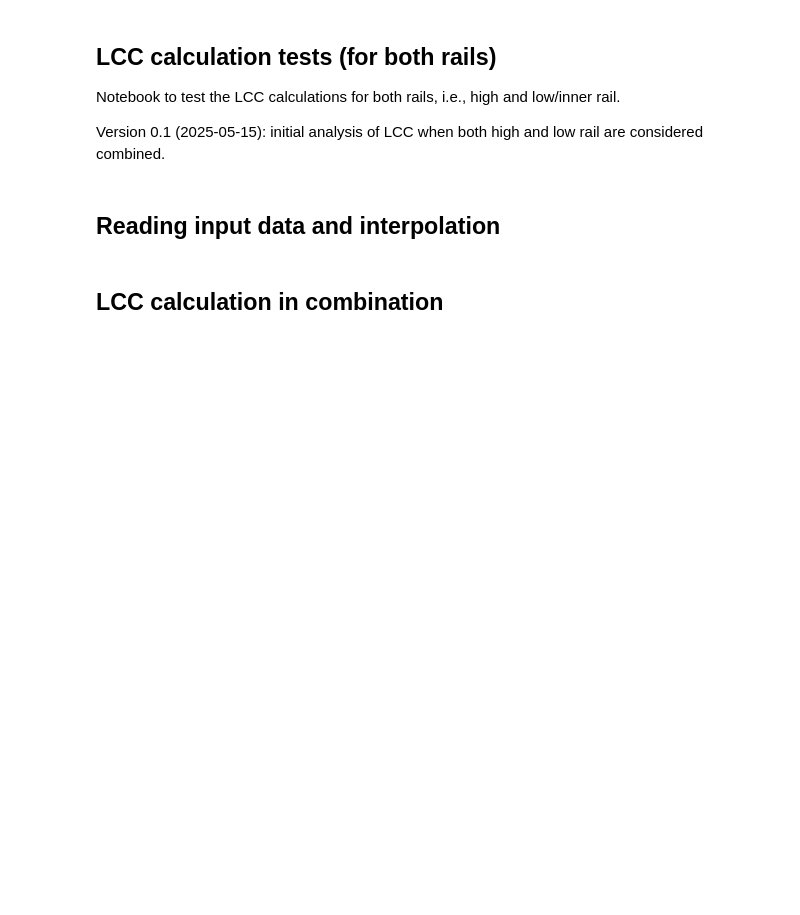
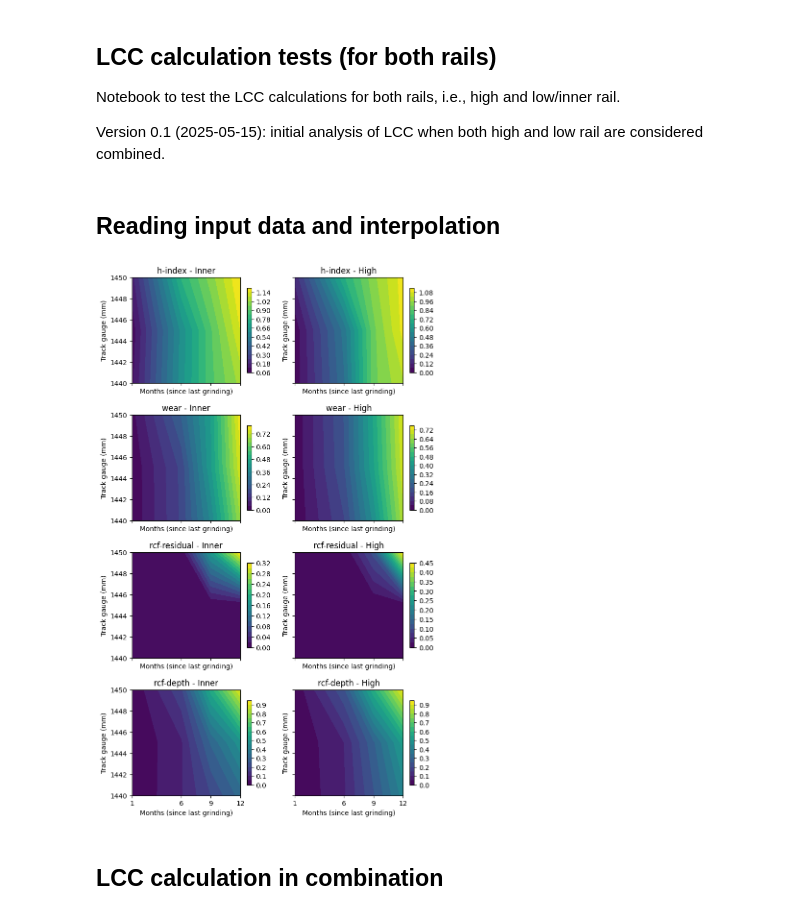
Before and after one commit to abdeaitali/rurut, a Jupyter notebook: LCC/rals_livslangd_python/notebooks/notebook_LCC_rail_both.ipynb, the cells around one changed output. Drawn from its saved outputs; the diff is of its cells as text; code cells hidden in the pictures; blank space fills up the shorter version.

```diff
--- a/LCC/rals_livslangd_python/notebooks/notebook_LCC_rail_both.ipynb
+++ b/LCC/rals_livslangd_python/notebooks/notebook_LCC_rail_both.ipynb
@@ -9,22 +9,24 @@ Version 0.1 (2025-05-15): initial analysis of LCC when both high and low rail ar
 # %%
 # Ensure the preprocessings module is accessible
 import sys
 sys.path.append('../')  # Adjust the path to the root directory containing 'preprocessings'
 
 # Import the function to read the input data
 from preprocessings.read_input_data import read_input_data
 
 # Call the function to read the data
 file_path = '../data/raw/CM2025/BDL_111_results_JL_0512_2rcfs.csv'
 data_df = read_input_data(file_path)
 
 # interpolate the using interpolate_rail_data
 from rail_analysis.interpolation import interpolate_rail_data
 data_df_interpolated = interpolate_rail_data(data_df)
 
 # plot the six figures using plot_six_figures
 from rail_analysis.interpolation import plot_all_interpolated_tables
-# plot_all_interpolated_tables(data_df_interpolated)
+plot_all_interpolated_tables(data_df_interpolated)
+# %% [output]
+[figure, added]
 # %% [markdown]
 ## LCC calculation in combination
 # %%
```
Also changed, not shown: parts of 2 cells of this notebook, 10 other files.
